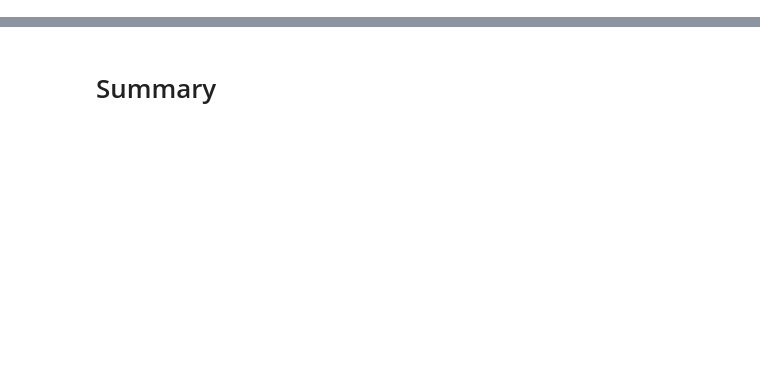
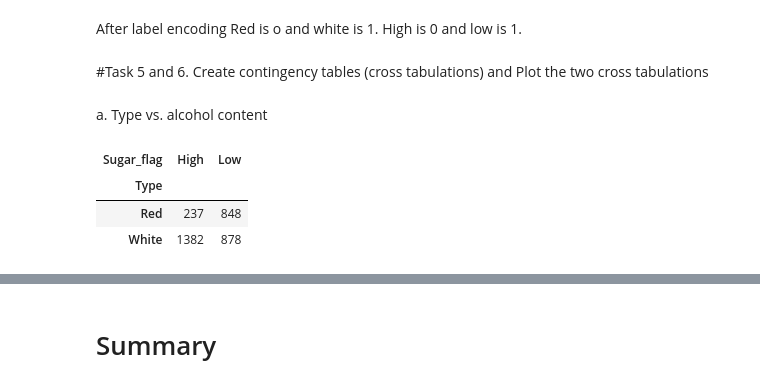
Before and after one commit to sg758253/IDS, a Jupyter notebook: HW5/Problem2_p.ipynb, the cells around one changed output, grey strips where cells are left out. Saved outputs shown, nothing was run; the diff lists cells and outputs as text; code cells hidden in the pictures; blank space fills up the shorter version.

```diff
--- a/HW5/Problem2_p.ipynb
+++ b/HW5/Problem2_p.ipynb
@@ -117,0 +89,16 @@ Task 7. Use the tables from the previous step to calculate:
+# %% [markdown]
+After label encoding
+Red is o and white is 1.
+High is 0 and low is 1.
+# %% [markdown]
+#Task 5 and 6. Create contingency tables (cross tabulations) and Plot the two cross tabulations
+# %% [markdown]
+a. Type vs. alcohol content
+# %%
+df_ct1 = pd.crosstab(df.Type,df.Sugar_flag)
+df_ct1
+# %% [output]
+| Sugar_flag | High | Low |
+| Type |  |  |
+| Red | 237 | 848 |
+| White | 1382 | 878 |
```
Also changed, not shown: parts of 56 cells of this notebook.
